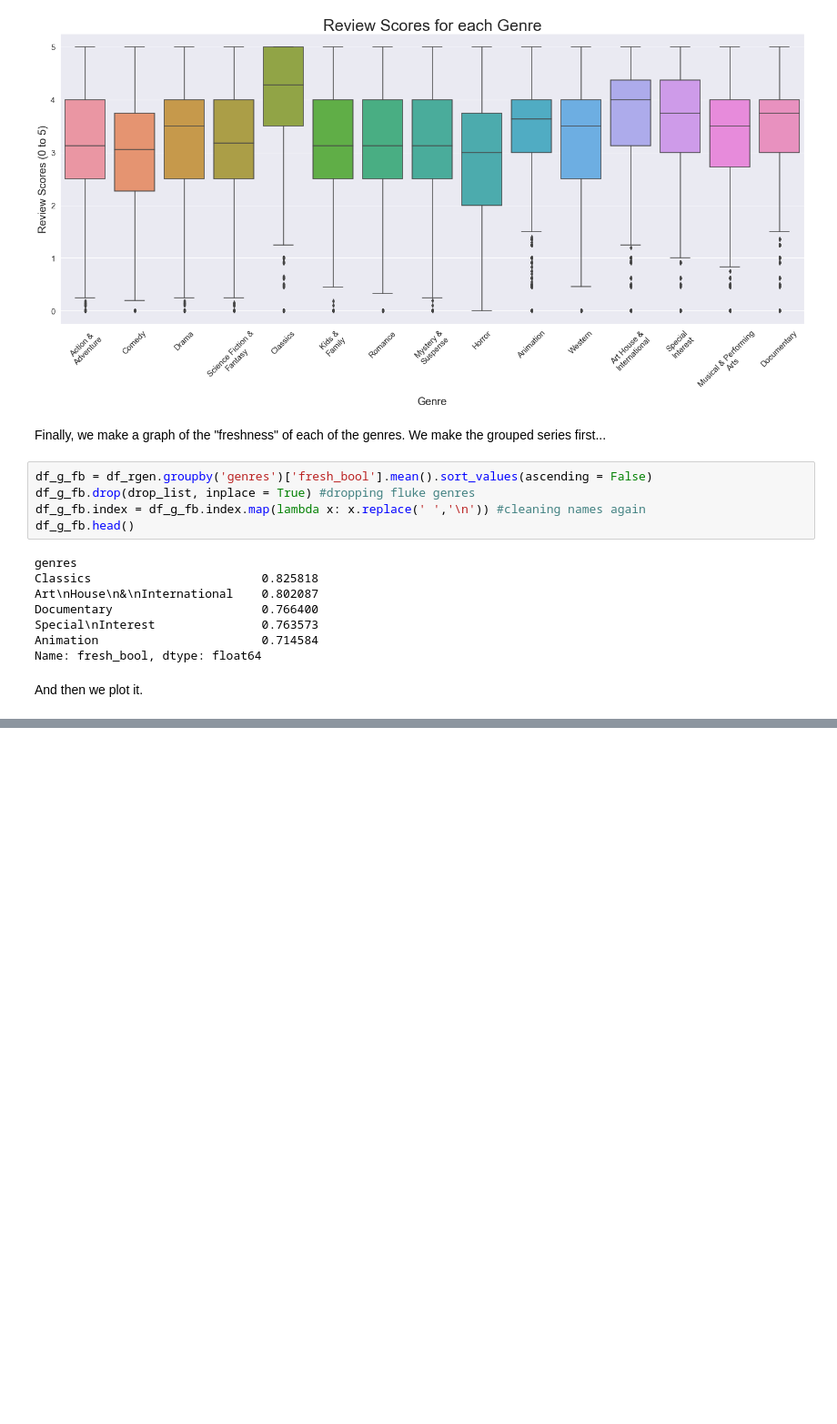
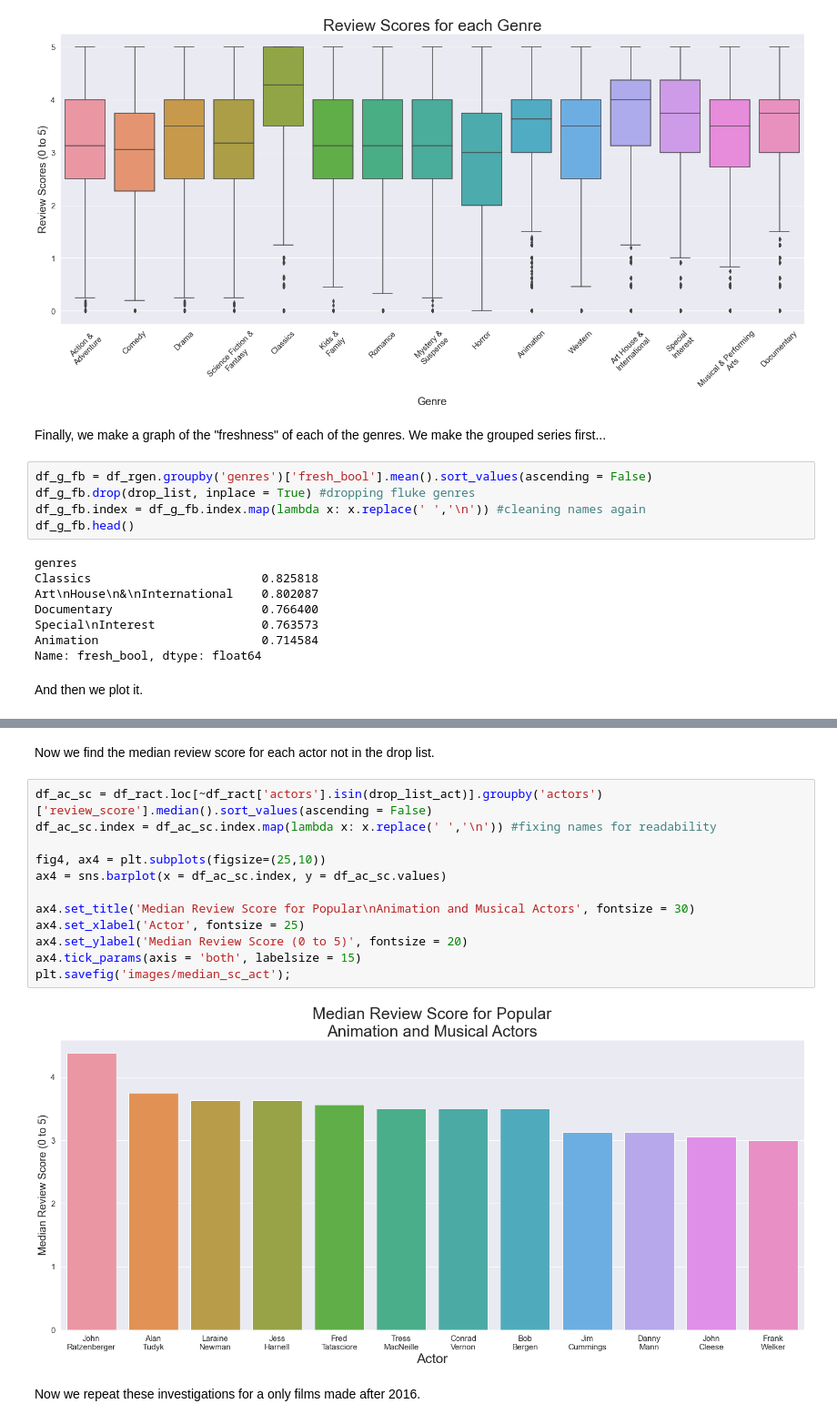
Before and after one commit to andre3000y/Movie_box_office_analysis, a Jupyter notebook: The Notebook.ipynb, the cells around one changed output, grey strips where cells are left out. Shown at 91% size. Saved outputs shown, nothing was run; the diff lists cells and outputs as text; blank space fills up the shorter version.

```diff
--- a/The Notebook.ipynb
+++ b/The Notebook.ipynb
@@ -571,0 +579,18 @@ df_ract.head()
+# %% [markdown]
+Now we find the median review score for each actor not in the drop list.
+# %%
+df_ac_sc = df_ract.loc[~df_ract['actors'].isin(drop_list_act)].groupby('actors')['review_score'].median().sort_values(ascending = False)
+df_ac_sc.index = df_ac_sc.index.map(lambda x: x.replace(' ','\n')) #fixing names for readability
+
+fig4, ax4 = plt.subplots(figsize=(25,10))
+ax4 = sns.barplot(x = df_ac_sc.index, y = df_ac_sc.values)
+
+ax4.set_title('Median Review Score for Popular\nAnimation and Musical Actors', fontsize = 30)
+ax4.set_xlabel('Actor', fontsize = 25)
+ax4.set_ylabel('Median Review Score (0 to 5)', fontsize = 20)
+ax4.tick_params(axis = 'both', labelsize = 15)
+plt.savefig('images/median_sc_act');
+# %% [output]
+[figure, added]
+# %% [markdown]
+Now we repeat these investigations for a only films made after 2016.
```
Also changed, not shown: parts of 24 cells of this notebook, 6 other files.
